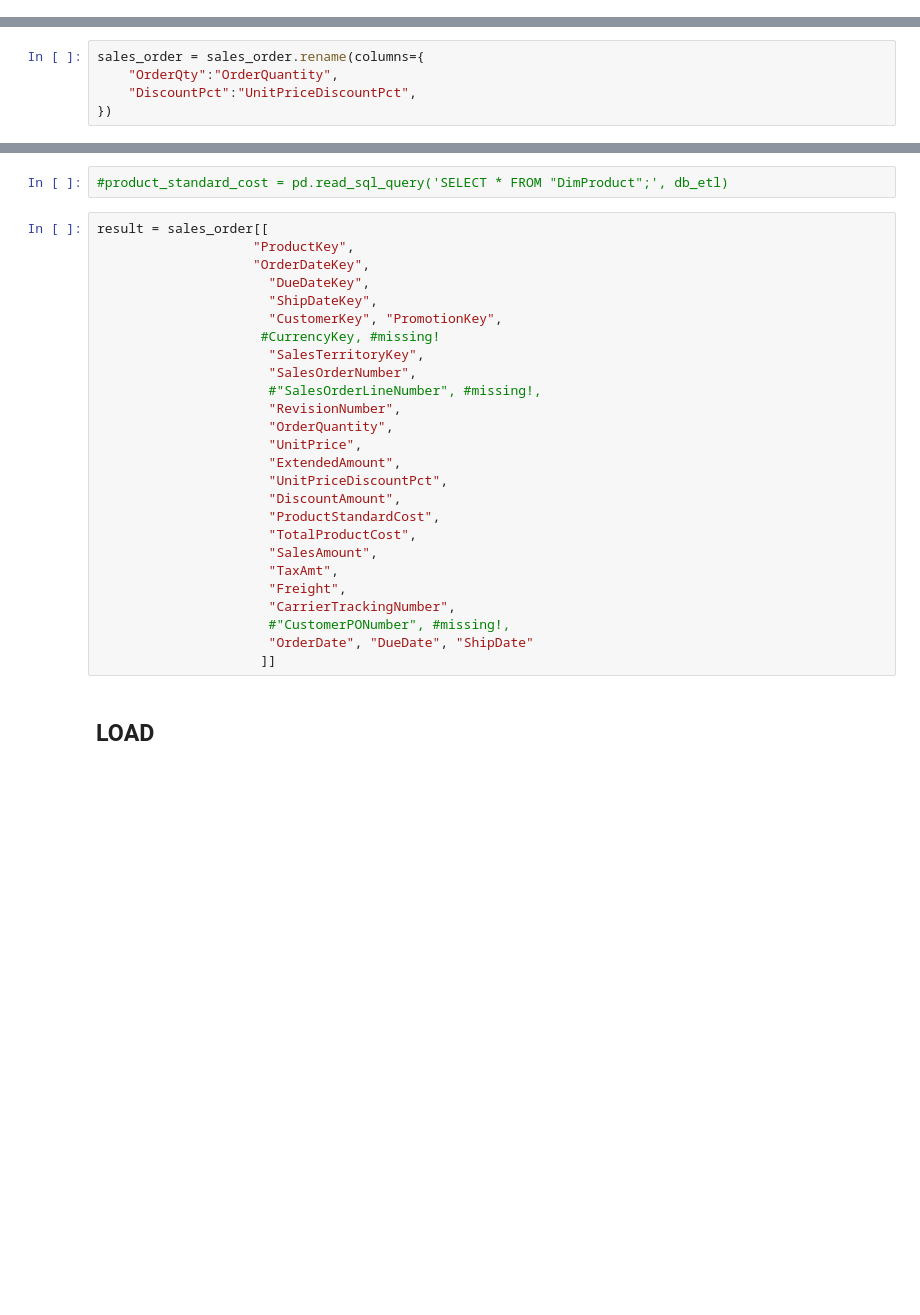
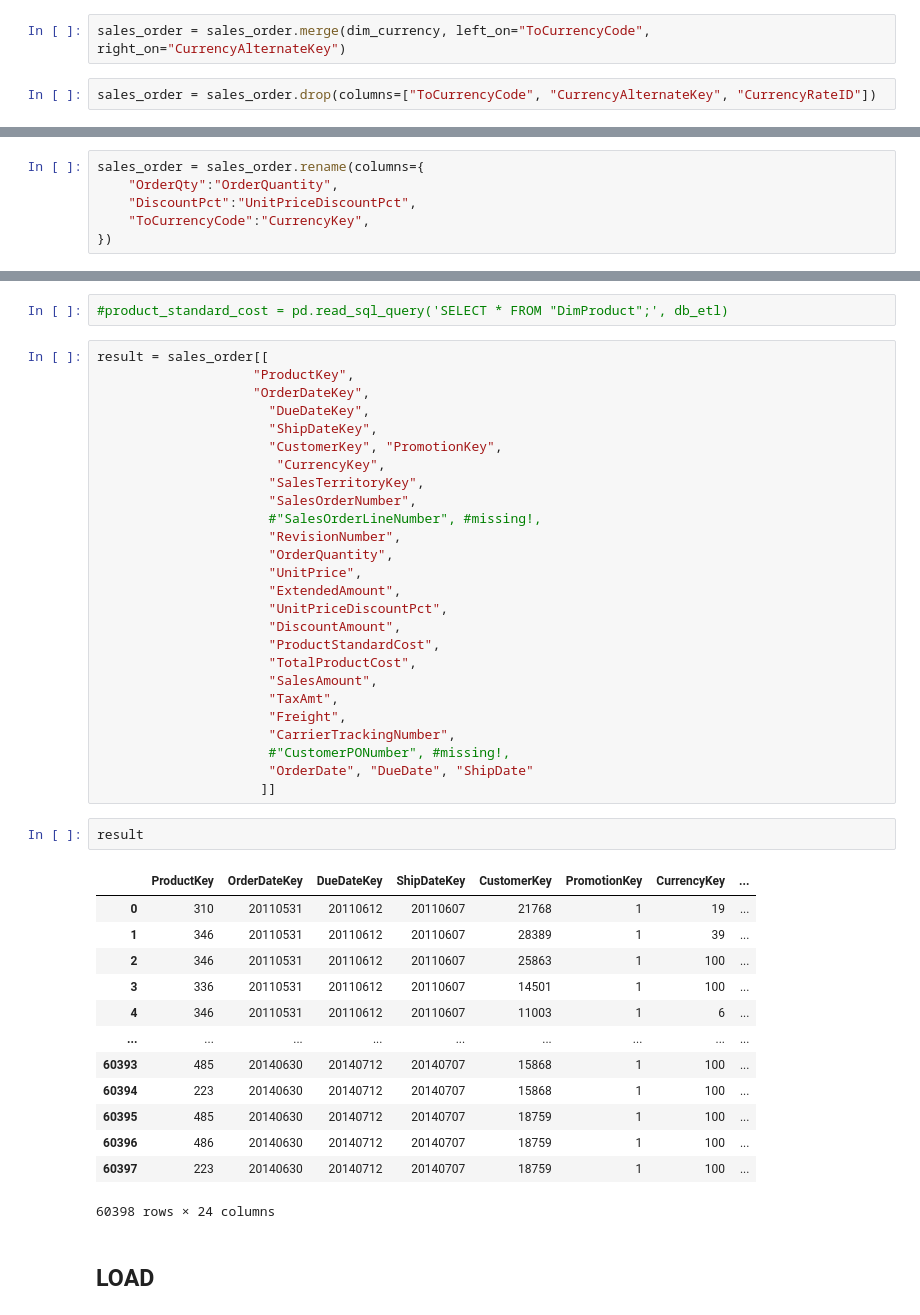
Before and after one commit to paulrojasg/data_science_part_4, a Jupyter notebook: FactInternetSales.ipynb, the cells around one changed output, grey strips where cells are left out. Saved outputs shown, nothing was run; the diff lists cells and outputs as text; blank space fills up the shorter version.

Commit message:
Added CurrencyKey to FactInternetSales

```diff
--- a/FactInternetSales.ipynb
+++ b/FactInternetSales.ipynb
@@ -131,3 +153,7 @@ dim_dates
+# %%
+sales_order = sales_order.merge(dim_currency, left_on="ToCurrencyCode", right_on="CurrencyAlternateKey")
+# %%
+sales_order = sales_order.drop(columns=["ToCurrencyCode", "CurrencyAlternateKey", "CurrencyRateID"])
 # %%
 sales_order["OrderDate"] = sales_order["OrderDate"].apply(lambda x: datetime.strftime(x, '%Y-%m-%d'))
 sales_order["DueDate"] = sales_order["DueDate"].apply(lambda x: datetime.strftime(x, '%Y-%m-%d'))
@@ -227,6 +233,7 @@ memory usage: 71.2+ MB
 sales_order = sales_order.rename(columns={
     "OrderQty":"OrderQuantity",
     "DiscountPct":"UnitPriceDiscountPct",
+    "ToCurrencyCode":"CurrencyKey",
 })
 # %%
 quantity_unitprice = zip(list(sales_order["OrderQuantity"]), list(sales_order["UnitPrice"]))
@@ -308,7 +315,7 @@ result = sales_order[[
                       "DueDateKey",
                       "ShipDateKey",
                       "CustomerKey", "PromotionKey",
-                     #CurrencyKey, #missing!
+                       "CurrencyKey",
                       "SalesTerritoryKey",
                       "SalesOrderNumber",
                       #"SalesOrderLineNumber", #missing!,
@@ -327,6 +334,22 @@ result = sales_order[[
                       #"CustomerPONumber", #missing!,
                       "OrderDate", "DueDate", "ShipDate"
                      ]]
+# %%
+result
+# %% [output]
+|  | ProductKey | OrderDateKey | DueDateKey | ShipDateKey | CustomerKey | PromotionKey | CurrencyKey | ... |
+| 0 | 310 | 20110531 | 20110612 | 20110607 | 21768 | 1 | 19 | ... |
+| 1 | 346 | 20110531 | 20110612 | 20110607 | 28389 | 1 | 39 | ... |
+| 2 | 346 | 20110531 | 20110612 | 20110607 | 25863 | 1 | 100 | ... |
+| 3 | 336 | 20110531 | 20110612 | 20110607 | 14501 | 1 | 100 | ... |
+| 4 | 346 | 20110531 | 20110612 | 20110607 | 11003 | 1 | 6 | ... |
+| ... | ... | ... | ... | ... | ... | ... | ... | ... |
+| 60393 | 485 | 20140630 | 20140712 | 20140707 | 15868 | 1 | 100 | ... |
+| 60394 | 223 | 20140630 | 20140712 | 20140707 | 15868 | 1 | 100 | ... |
+| 60395 | 485 | 20140630 | 20140712 | 20140707 | 18759 | 1 | 100 | ... |
+| 60396 | 486 | 20140630 | 20140712 | 20140707 | 18759 | 1 | 100 | ... |
+| 60397 | 223 | 20140630 | 20140712 | 20140707 | 18759 | 1 | 100 | ... |
+60398 rows × 24 columns
 # %% [markdown]
 ## LOAD
 # %%
```
Also changed, not shown: parts of 10 cells of this notebook, 1 other file.
